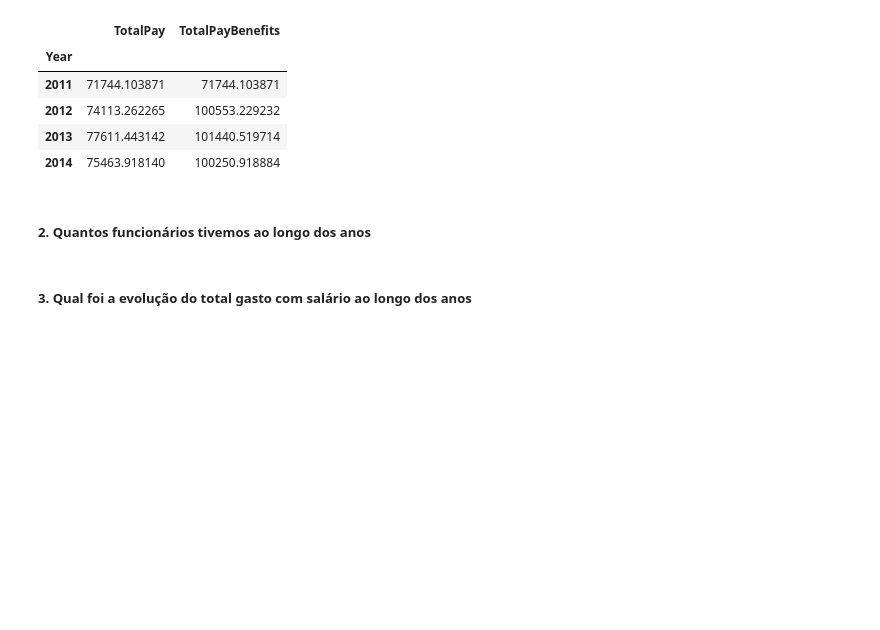
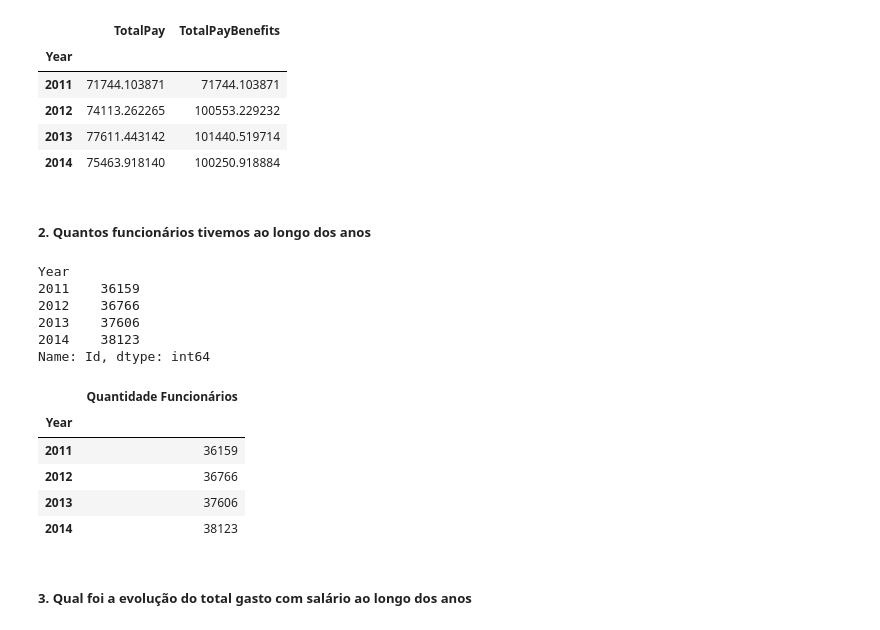
Before and after one commit to jharbes/hashtagPython, a Jupyter notebook: 024-integracaoPythonSql/11-ex01-analiseDados-conectandoComBancoDeDados/PythoneSQL-ExercicioAnalisedeDados.ipynb, the cells around one changed output. Cells and saved outputs as stored; diff of their text form; code cells hidden in the pictures; blank space fills up the shorter version.

Commit message:
item 2 numero funcionarios feito

```diff
--- a/024-integracaoPythonSql/11-ex01-analiseDados-conectandoComBancoDeDados/PythoneSQL-ExercicioAnalisedeDados.ipynb
+++ b/024-integracaoPythonSql/11-ex01-analiseDados-conectandoComBancoDeDados/PythoneSQL-ExercicioAnalisedeDados.ipynb
@@ -221,5 +221,35 @@ display(tabela_salario_medio[['TotalPay','TotalPayBenefits']])
 | 2014 | 75463.918140 | 100250.918884 |
 # %% [markdown]
 ##### 2. Quantos funcionários tivemos ao longo dos anos
+# %%
+#### MINHA RESOLUCAO
+
+tabela_numero_funcionarios=tabela_salarios_pyodbc.groupby('Year').count()
+
+tabela_numero_funcionarios=tabela_numero_funcionarios['Id']
+
+display(tabela_numero_funcionarios)
+
+#### RESOLUCAO PROFESSOR
+
+tabela_quantidade=tabela_salarios_sqlite.groupby('Year').count()
+
+tabela_quantidade=tabela_quantidade[['Id']]
+tabela_quantidade=tabela_quantidade.rename(columns={'Id':'Quantidade Funcionários'})
+
+display(tabela_quantidade)
+# %% [output]
+Year
+2011    36159
+2012    36766
+2013    37606
+2014    38123
+Name: Id, dtype: int64
+|  | Quantidade Funcionários |
+| Year |  |
+| 2011 | 36159 |
+| 2012 | 36766 |
+| 2013 | 37606 |
+| 2014 | 38123 |
 # %% [markdown]
 ##### 3. Qual foi a evolução do total gasto com salário ao longo dos anos
```
Also changed, not shown: 1 other file.
